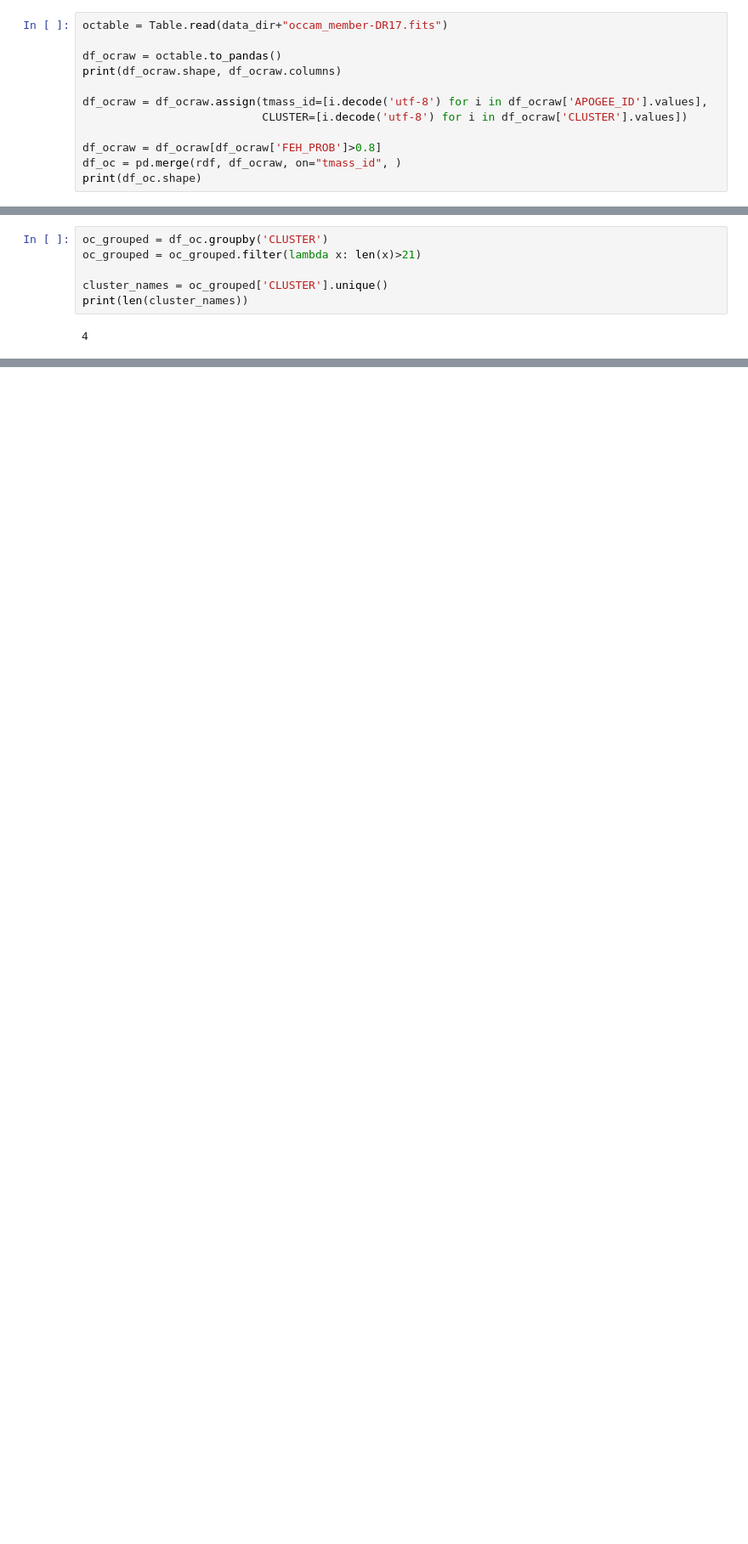
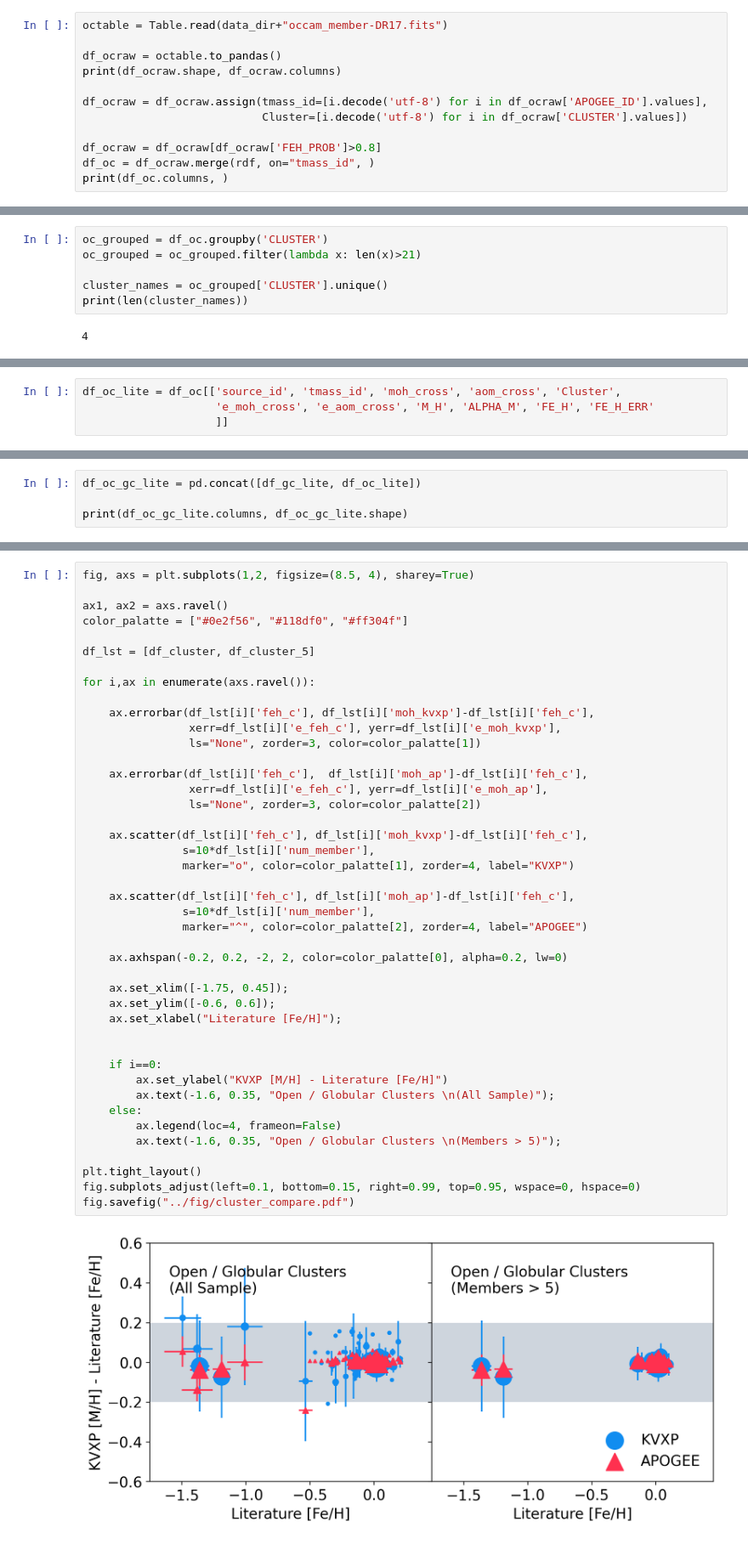
Before and after one commit to jiadonglee/aspgap, a Jupyter notebook: notebook/cluster_as_benchmark.ipynb, the cells around one changed output, grey strips where cells are left out. Shown at 85% size. Drawn from its saved outputs; the diff is of its cells as text; blank space fills up the shorter version.

```diff
--- a/notebook/cluster_as_benchmark.ipynb
+++ b/notebook/cluster_as_benchmark.ipynb
@@ -545,11 +593,11 @@ df_ocraw = octable.to_pandas()
 print(df_ocraw.shape, df_ocraw.columns)
 
 df_ocraw = df_ocraw.assign(tmass_id=[i.decode('utf-8') for i in df_ocraw['APOGEE_ID'].values],
-                           CLUSTER=[i.decode('utf-8') for i in df_ocraw['CLUSTER'].values])
+                           Cluster=[i.decode('utf-8') for i in df_ocraw['CLUSTER'].values])
 
 df_ocraw = df_ocraw[df_ocraw['FEH_PROB']>0.8]
-df_oc = pd.merge(rdf, df_ocraw, on="tmass_id", )
-print(df_oc.shape)
+df_oc = df_ocraw.merge(rdf, on="tmass_id", )
+print(df_oc.columns, )
 # %% [output]
 (26699, 17) Index(['CLUSTER', 'APOGEE_ID', 'LOCATION_ID', 'GLON', 'GLAT', 'VHELIO_AVG',
        'VSCATTER', 'FE_H', 'FE_H_ERR', 'PMRA', 'PMRA_ERR', 'PMDEC',
@@ -606,3 +668,7 @@ fig.subplots_adjust(left=0.15, bottom=0.15, right=0.95, top=0.99, wspace=0, hspa
 fig.savefig("../fig/oc_valid.pdf")
 # %% [output]
 [figure]
+# %%
+df_oc_lite = df_oc[['source_id', 'tmass_id', 'moh_cross', 'aom_cross', 'Cluster',
+                    'e_moh_cross', 'e_aom_cross', 'M_H', 'ALPHA_M', 'FE_H', 'FE_H_ERR'
+                    ]]
@@ -608,0 +691,4 @@ fig.savefig("../fig/oc_valid.pdf")
+# %%
+df_oc_gc_lite = pd.concat([df_gc_lite, df_oc_lite])
+
+print(df_oc_gc_lite.columns, df_oc_gc_lite.shape)
@@ -608,0 +734,45 @@ fig.savefig("../fig/oc_valid.pdf")
+# %%
+fig, axs = plt.subplots(1,2, figsize=(8.5, 4), sharey=True)
+
+ax1, ax2 = axs.ravel()
+color_palatte = ["#0e2f56", "#118df0", "#ff304f"]
+
+df_lst = [df_cluster, df_cluster_5]
+
+for i,ax in enumerate(axs.ravel()):
+
+    ax.errorbar(df_lst[i]['feh_c'], df_lst[i]['moh_kvxp']-df_lst[i]['feh_c'],
+                xerr=df_lst[i]['e_feh_c'], yerr=df_lst[i]['e_moh_kvxp'],
+                ls="None", zorder=3, color=color_palatte[1])
+
+    ax.errorbar(df_lst[i]['feh_c'],  df_lst[i]['moh_ap']-df_lst[i]['feh_c'],
+                xerr=df_lst[i]['e_feh_c'], yerr=df_lst[i]['e_moh_ap'],
+                ls="None", zorder=3, color=color_palatte[2])
+
+    ax.scatter(df_lst[i]['feh_c'], df_lst[i]['moh_kvxp']-df_lst[i]['feh_c'],
+               s=10*df_lst[i]['num_member'],
+               marker="o", color=color_palatte[1], zorder=4, label="KVXP")
+
+    ax.scatter(df_lst[i]['feh_c'], df_lst[i]['moh_ap']-df_lst[i]['feh_c'],
+               s=10*df_lst[i]['num_member'],
+               marker="^", color=color_palatte[2], zorder=4, label="APOGEE")
+
+    ax.axhspan(-0.2, 0.2, -2, 2, color=color_palatte[0], alpha=0.2, lw=0)
+
+    ax.set_xlim([-1.75, 0.45]);
+    ax.set_ylim([-0.6, 0.6]);
+    ax.set_xlabel("Literature [Fe/H]");
+
+
+    if i==0:
+        ax.set_ylabel("KVXP [M/H] - Literature [Fe/H]")
+        ax.text(-1.6, 0.35, "Open / Globular Clusters \n(All Sample)");
+    else:
+        ax.legend(loc=4, frameon=False)
+        ax.text(-1.6, 0.35, "Open / Globular Clusters \n(Members > 5)");
+
+plt.tight_layout()
+fig.subplots_adjust(left=0.1, bottom=0.15, right=0.99, top=0.95, wspace=0, hspace=0)
+fig.savefig("../fig/cluster_compare.pdf")
+# %% [output]
+[figure, added]
```
Also changed, not shown: parts of 21 cells of this notebook, 17 other files.
